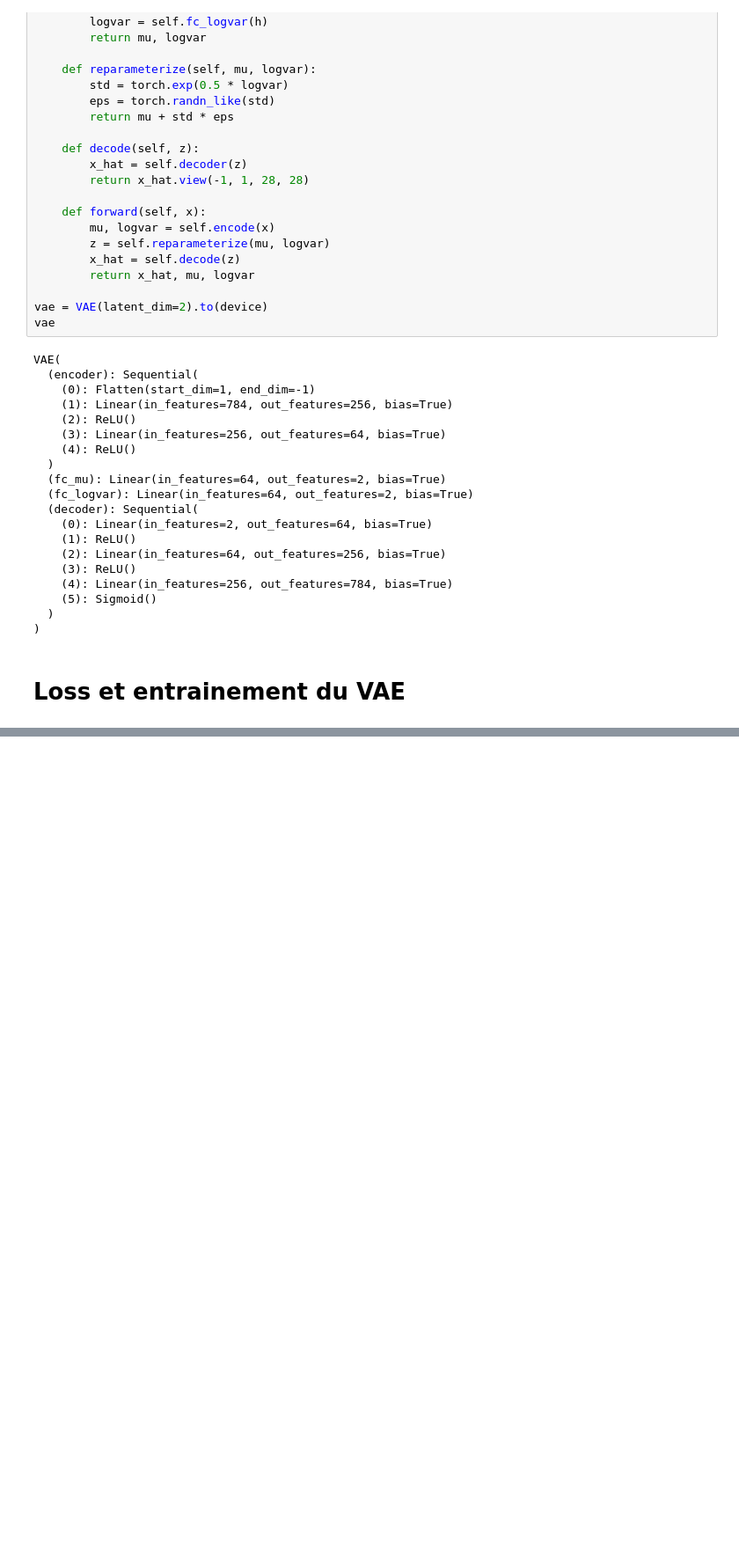
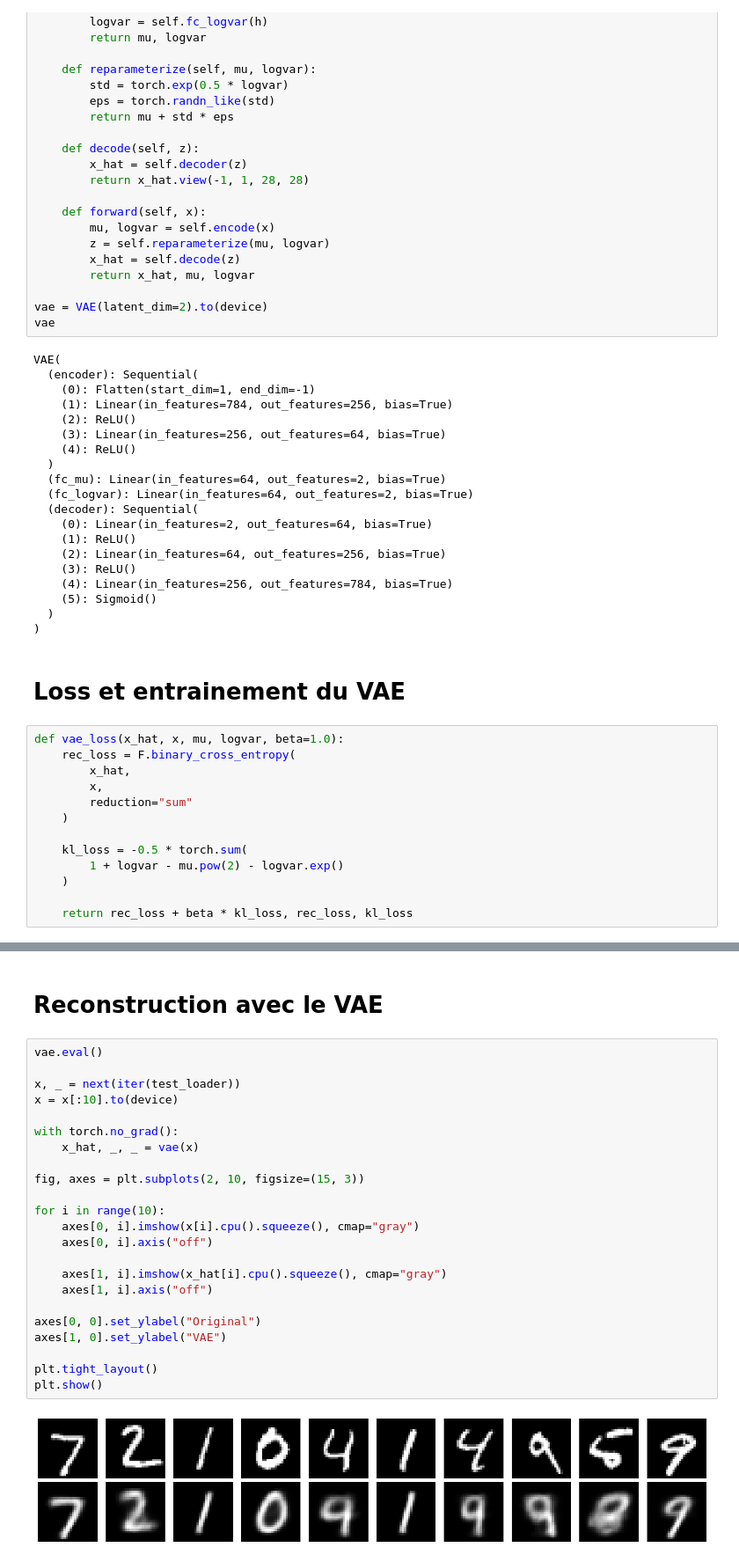
Before and after one commit to dounia1230/models_generatifs, a Jupyter notebook: lab.ipynb, the cells around one changed output, grey strips where cells are left out. Shown at 88% size. Cells and saved outputs as stored; diff of their text form; blank space fills up the shorter version.

```diff
--- a/lab.ipynb
+++ b/lab.ipynb
@@ -478,3 +478,16 @@ VAE(
 )
 # %% [markdown]
 # Loss et entrainement du VAE
+# %%
+def vae_loss(x_hat, x, mu, logvar, beta=1.0):
+    rec_loss = F.binary_cross_entropy(
+        x_hat,
+        x,
+        reduction="sum"
+    )
+
+    kl_loss = -0.5 * torch.sum(
+        1 + logvar - mu.pow(2) - logvar.exp()
+    )
+
+    return rec_loss + beta * kl_loss, rec_loss, kl_loss
@@ -480,0 +557,27 @@ VAE(
+# %% [markdown]
+# **Reconstruction avec le VAE**
+# %%
+vae.eval()
+
+x, _ = next(iter(test_loader))
+x = x[:10].to(device)
+
+with torch.no_grad():
+    x_hat, _, _ = vae(x)
+
+fig, axes = plt.subplots(2, 10, figsize=(15, 3))
+
+for i in range(10):
+    axes[0, i].imshow(x[i].cpu().squeeze(), cmap="gray")
+    axes[0, i].axis("off")
+
+    axes[1, i].imshow(x_hat[i].cpu().squeeze(), cmap="gray")
+    axes[1, i].axis("off")
+
+axes[0, 0].set_ylabel("Original")
+axes[1, 0].set_ylabel("VAE")
+
+plt.tight_layout()
+plt.show()
+# %% [output]
+[figure, added]
```
Also changed, not shown: parts of 7 cells of this notebook.
